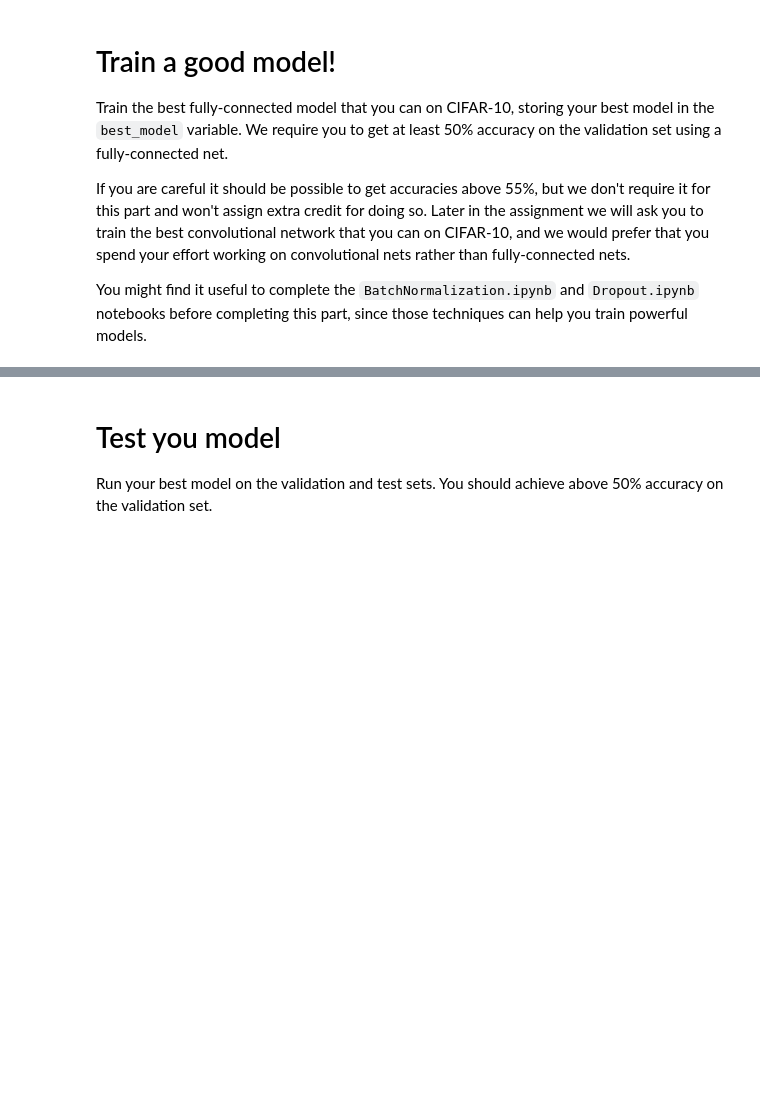
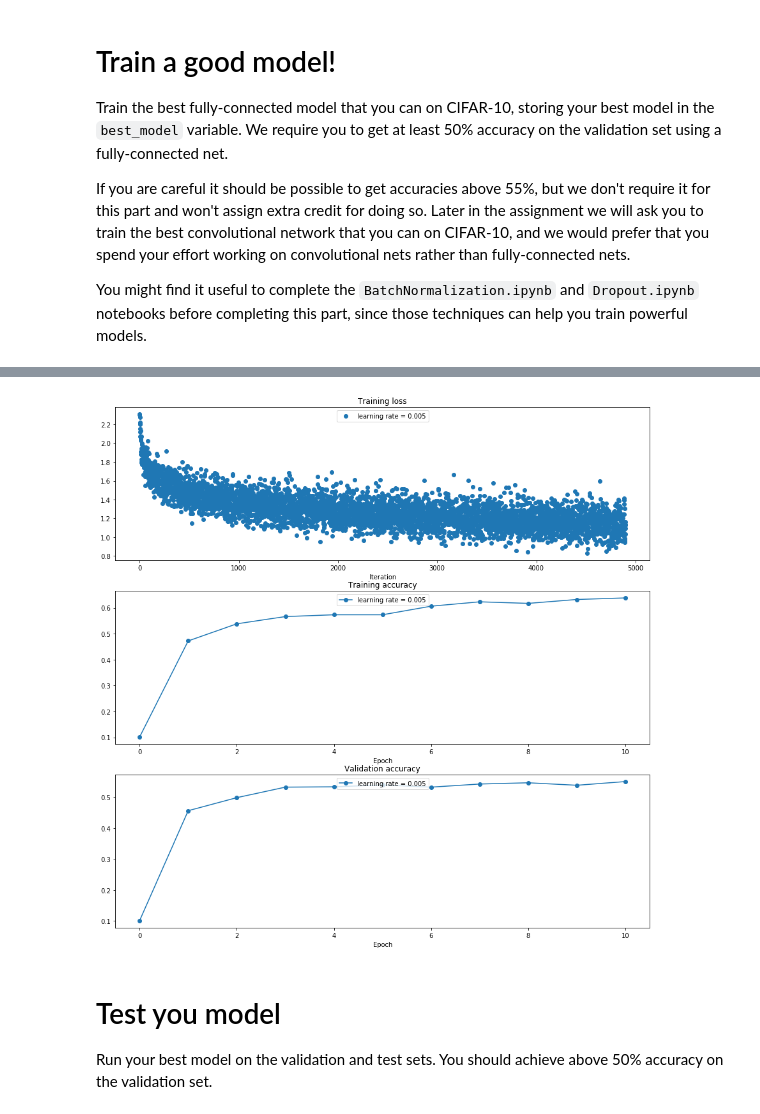
Before and after one commit to mikecarter3/cs231n_assignment2, a Jupyter notebook: FullyConnectedNets.ipynb, the cells around one changed output, grey strips where cells are left out. Drawn from its saved outputs; the diff is of its cells as text; code cells hidden in the pictures; blank space fills up the shorter version.

```diff
--- a/FullyConnectedNets.ipynb
+++ b/FullyConnectedNets.ipynb
@@ -793,0 +774,53 @@ pass
+# %%
+best_model = None
+################################################################################
+# TODO: Train the best FullyConnectedNet that you can on CIFAR-10. You might   #
+# batch normalization and dropout useful. Store your best model in the         #
+# best_model variable.                                                         #
+################################################################################
+
+learning_rates = [5e-3]
+decay = .95
+update_rule = 'adam'
+print('running with ', update_rule)
+model = FullyConnectedNet([100, 100], dropout=0, use_batchnorm=True, reg=1e-5, weight_scale=1e-4, dtype=np.float64,)
+
+for i in range(len(learning_rates)):
+    solver = Solver(model, data,
+                    num_epochs=10, batch_size=100,
+                    update_rule=update_rule,
+                    optim_config={'learning_rate': learning_rates[i], 'decay_rate': decay},
+                    verbose=True,
+                    print_every=100)
+    solvers[i] = solver
+    solvers[i].train()
+    print()
+
+plt.subplot(3, 1, 1)
+plt.title('Training loss')
+plt.xlabel('Iteration')
+
+plt.subplot(3, 1, 2)
+plt.title('Training accuracy')
+plt.xlabel('Epoch')
+
+plt.subplot(3, 1, 3)
+plt.title('Validation accuracy')
+plt.xlabel('Epoch')
+
+for i in range(len(learning_rates)):
+  plt.subplot(3, 1, 1)
+  plt.plot(solvers[i].loss_history, 'o', label='learning rate = {}'.format(solvers[i].optim_config['learning_rate']))
+
+  plt.subplot(3, 1, 2)
+  plt.plot(solvers[i].train_acc_history, '-o', label='learning rate = {}'.format(solvers[i].optim_config['learning_rate']))
+
+  plt.subplot(3, 1, 3)
+  plt.plot(solvers[i].val_acc_history, '-o', label='learning rate = {}'.format(solvers[i].optim_config['learning_rate']))
+
+for i in [1, 2, 3]:
+  plt.subplot(3, 1, i)
+  plt.legend(loc='upper center', ncol=4)
+plt.gcf().set_size_inches(15, 15)
+plt.show()
+# %% [output]
@@ -794,3 +844,4 @@ pass
+[figure, added]
 # %% [markdown]
 # Test you model
 Run your best model on the validation and test sets. You should achieve above 50% accuracy on the validation set.
```
Also changed, not shown: parts of 13 cells of this notebook, 3 other files.
